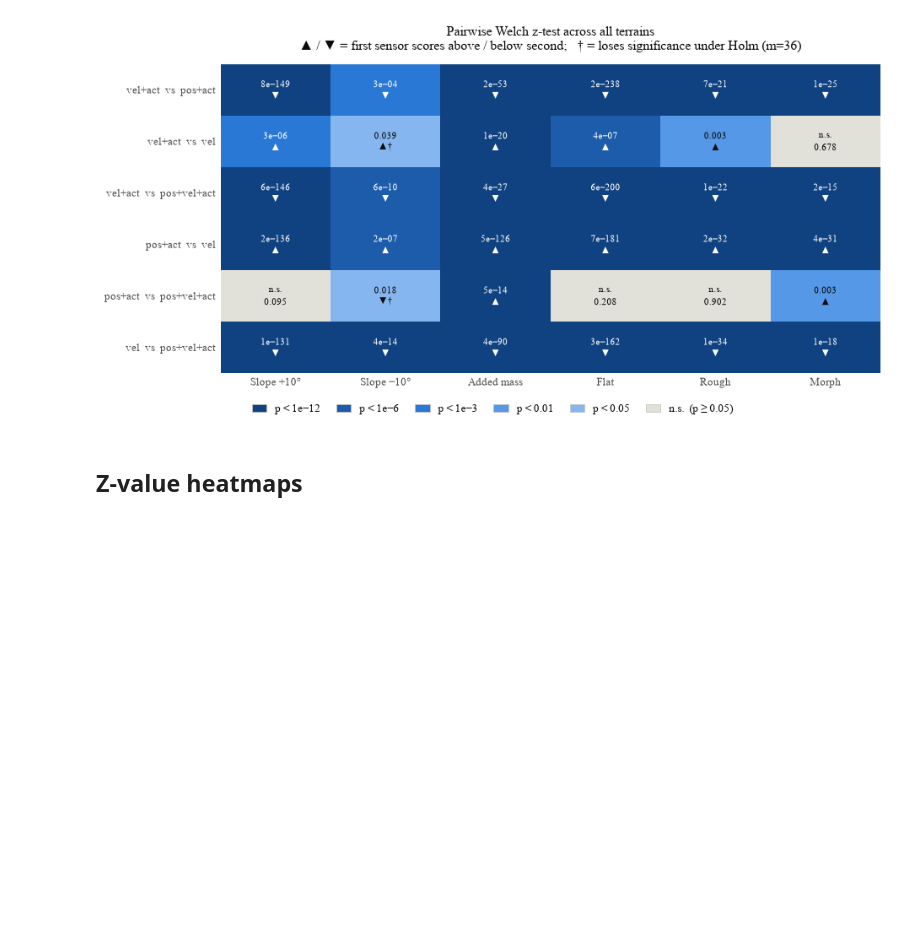
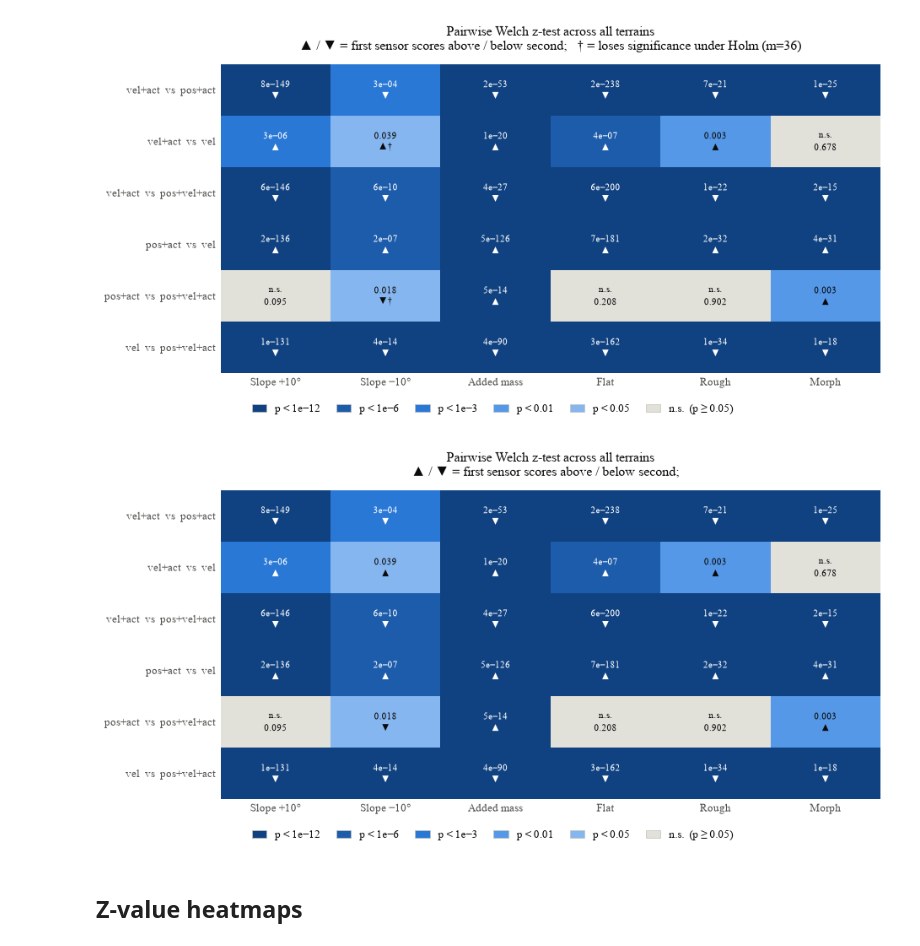
Before and after one commit to PavarisAsawa/locomotion_learning_information-theory, a Jupyter notebook: key_sensor/local_prop_p_value2_way.ipynb, the cells around one changed output. Cells and saved outputs as stored; diff of their text form; code cells hidden in the pictures; blank space fills up the shorter version.

```diff
--- a/key_sensor/local_prop_p_value2_way.ipynb
+++ b/key_sensor/local_prop_p_value2_way.ipynb
@@ -828,6 +828,47 @@ fig.tight_layout()
 plt.show()
 # %% [output]
 [figure]
+# %%
+def cell_text(t, s1, s2):
+    p = p_val[t][s1][s2]
+    b = sig_bin(p)
+    if b == len(SIG_COLORS) - 1:
+        return f"n.s.\n{p:.3f}", b
+    ptxt = f"{p:.3f}" if p >= 1e-3 else f"{p:.0e}".replace("e-", "e−")
+    arrow = "▲" if data[t][s1].mean() > data[t][s2].mean() else "▼"
+    # return f"{ptxt}\n{'' if holm < 0.05 else '†'}", b
+    return f"{ptxt}\n{arrow}", b
+
+fig, ax = plt.subplots(figsize=(9.5, 4.6))
+
+M = np.array([[sig_bin(p_val[t][s1][s2]) for t in terrains]
+              for s1, s2 in PAIRS], dtype=float)
+ax.imshow(M, cmap=CMAP, vmin=-0.5, vmax=len(SIG_COLORS) - 0.5, aspect="auto")
+
+for r, (s1, s2) in enumerate(PAIRS):
+    for c, t in enumerate(terrains):
+        txt, b = cell_text(t, s1, s2)
+        ax.text(c, r, txt, ha="center", va="center", fontsize=8,
+                color=SIG_TEXTC[b], linespacing=1.35)
+
+ax.set_xticks(range(len(terrains)))
+ax.set_xticklabels([TLABEL.get(t, t) for t in terrains], fontsize=9.5)
+ax.set_yticks(range(len(PAIRS)))
+ax.set_yticklabels([f"{SLABEL[a]}  vs  {SLABEL[b]}" for a, b in PAIRS], fontsize=9.5)
+ax.tick_params(length=0, pad=4)
+for sp in ax.spines.values():
+    sp.set_visible(False)
+
+sig_legend(fig, -0.06)
+ax.set_title("Pairwise Welch z-test across all terrains\n"
+             "▲ / ▼ = first sensor scores above / below second;   ",
+             fontsize=11.5, pad=12)
+fig.tight_layout()
+# fig.savefig("local_prop_pvalue_all_terrain.pdf", bbox_inches="tight")
+fig.savefig("local_prop_pvalue_all_terrain.png", dpi=300, bbox_inches="tight")
+plt.show()
+# %% [output]
+[figure, added]
 # %% [markdown]
 ## Z-value heatmaps
 # %%
```
Also changed, not shown: parts of 1 cell of this notebook, 27 other files.
